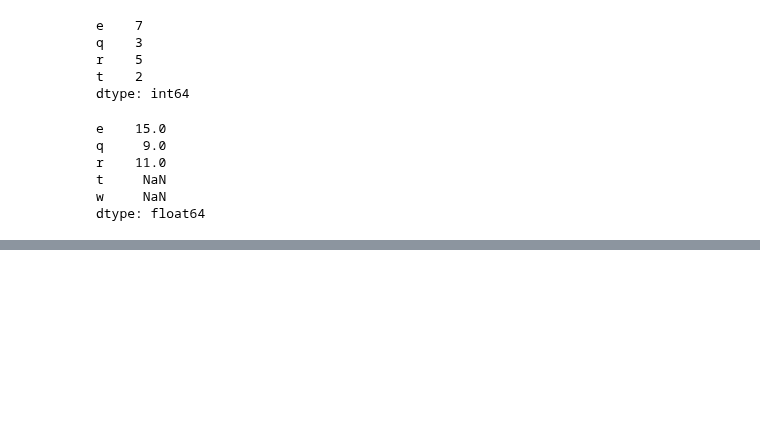
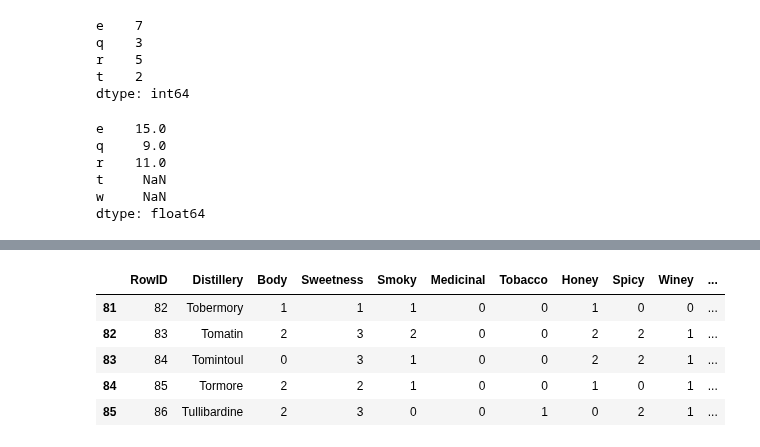
Before and after one commit to udaytak/Edx_PythonForResearch, a Jupyter notebook: 4_11. Case Study - Classifying Whiskies.ipynb, the cells around one changed output, grey strips where cells are left out. Cells and saved outputs as stored; diff of their text form; code cells hidden in the pictures; blank space fills up the shorter version.

```diff
--- a/4_11. Case Study - Classifying Whiskies.ipynb
+++ b/4_11. Case Study - Classifying Whiskies.ipynb
@@ -153,0 +170,9 @@ dtype: float64
+# %%
+whisky.tail()
+# %% [output]
+|  | RowID | Distillery | Body | Sweetness | Smoky | Medicinal | Tobacco | Honey | Spicy | Winey | ... |
+| 81 | 82 | Tobermory | 1 | 1 | 1 | 0 | 0 | 1 | 0 | 0 | ... |
+| 82 | 83 | Tomatin | 2 | 3 | 2 | 0 | 0 | 2 | 2 | 1 | ... |
+| 83 | 84 | Tomintoul | 0 | 3 | 1 | 0 | 0 | 2 | 2 | 1 | ... |
+| 84 | 85 | Tormore | 2 | 2 | 1 | 0 | 0 | 1 | 0 | 1 | ... |
+| 85 | 86 | Tullibardine | 2 | 3 | 0 | 0 | 1 | 0 | 2 | 1 | ... |
```
Also changed, not shown: parts of 11 cells of this notebook, 2 other files.
